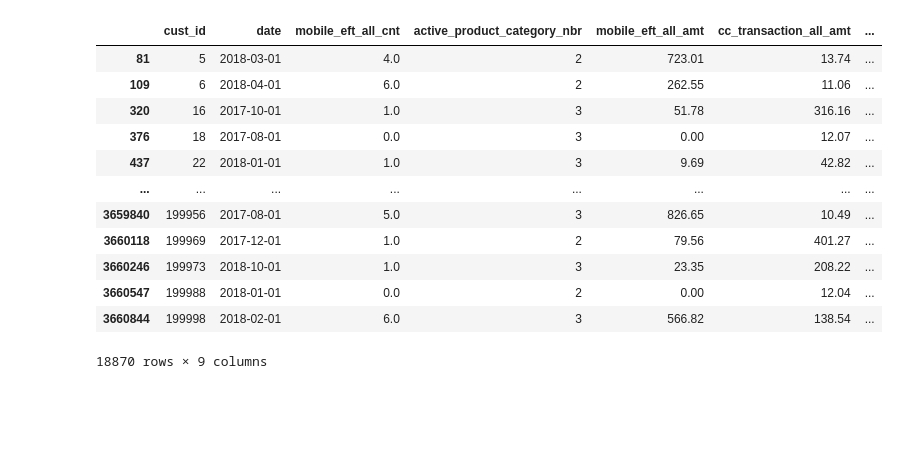
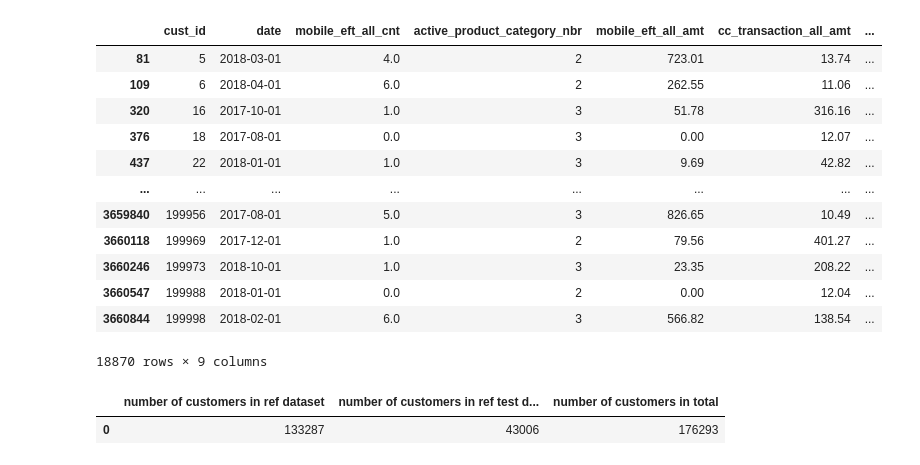
Before and after one commit to bthnsrts/datathon-team-guney-kampus, a Jupyter notebook: notebooks/exploratory_data_analysis.ipynb, the cells around one changed output. Saved outputs shown, nothing was run; the diff lists cells and outputs as text; code cells hidden in the pictures; blank space fills up the shorter version.

```diff
--- a/notebooks/exploratory_data_analysis.ipynb
+++ b/notebooks/exploratory_data_analysis.ipynb
@@ -361,3 +366,16 @@ cust_hist_with_ref.loc[(cust_hist_with_ref.churn == 1) & (cust_hist_with_ref.ref
 | 3660547 | 199988 | 2018-01-01 | 0.0 | 2 | 0.00 | 12.04 | ... |
 | 3660844 | 199998 | 2018-02-01 | 6.0 | 3 | 566.82 | 138.54 | ... |
 18870 rows × 9 columns
+# %%
+summary_ = pd.DataFrame({
+    "number of customers in ref dataset": [ref['cust_id'].nunique()],
+    "number of customers in ref test dataset": [ref_test['cust_id'].nunique()],
+    "number of customers in total": [cust['cust_id'].nunique()]
+})
+
+summary_
+
+summary_
+# %% [output]
+|  | number of customers in ref dataset | number of customers in ref test d... | number of customers in total |
+| 0 | 133287 | 43006 | 176293 |
```
Also changed, not shown: parts of 8 cells of this notebook, 1 other file.
